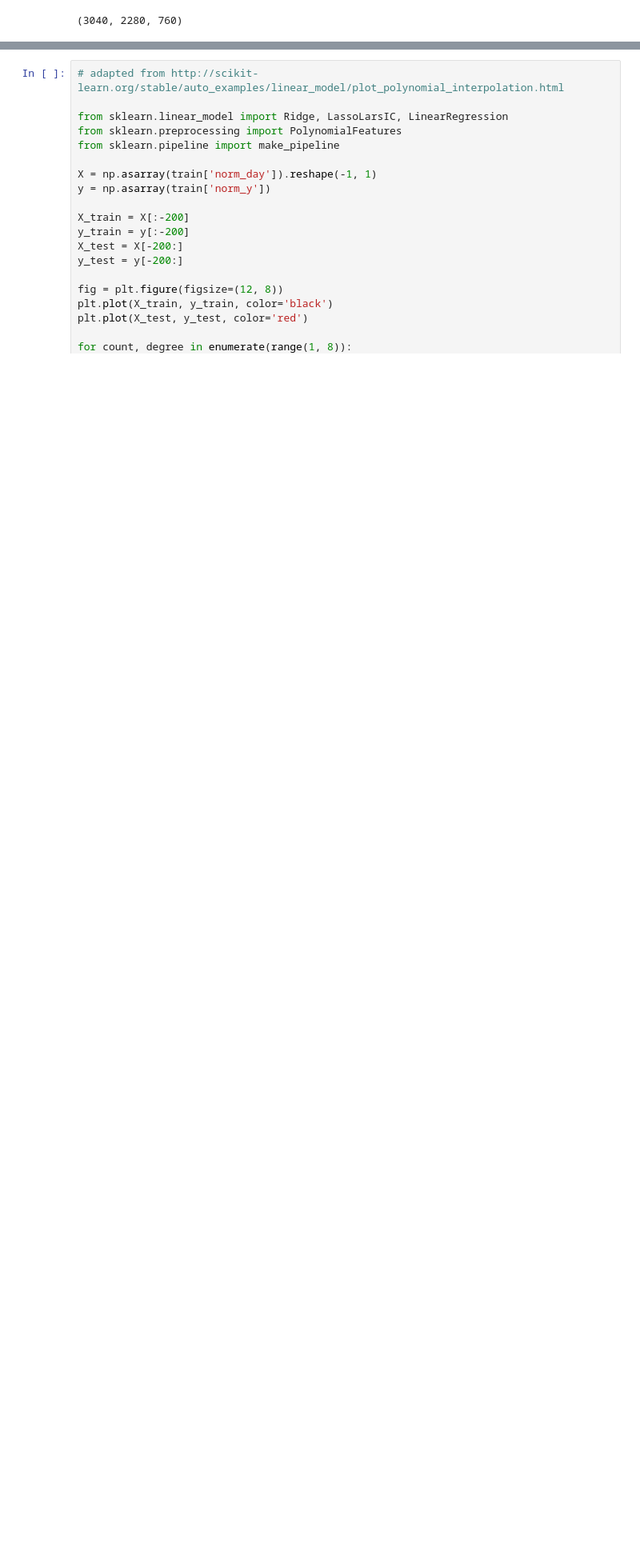
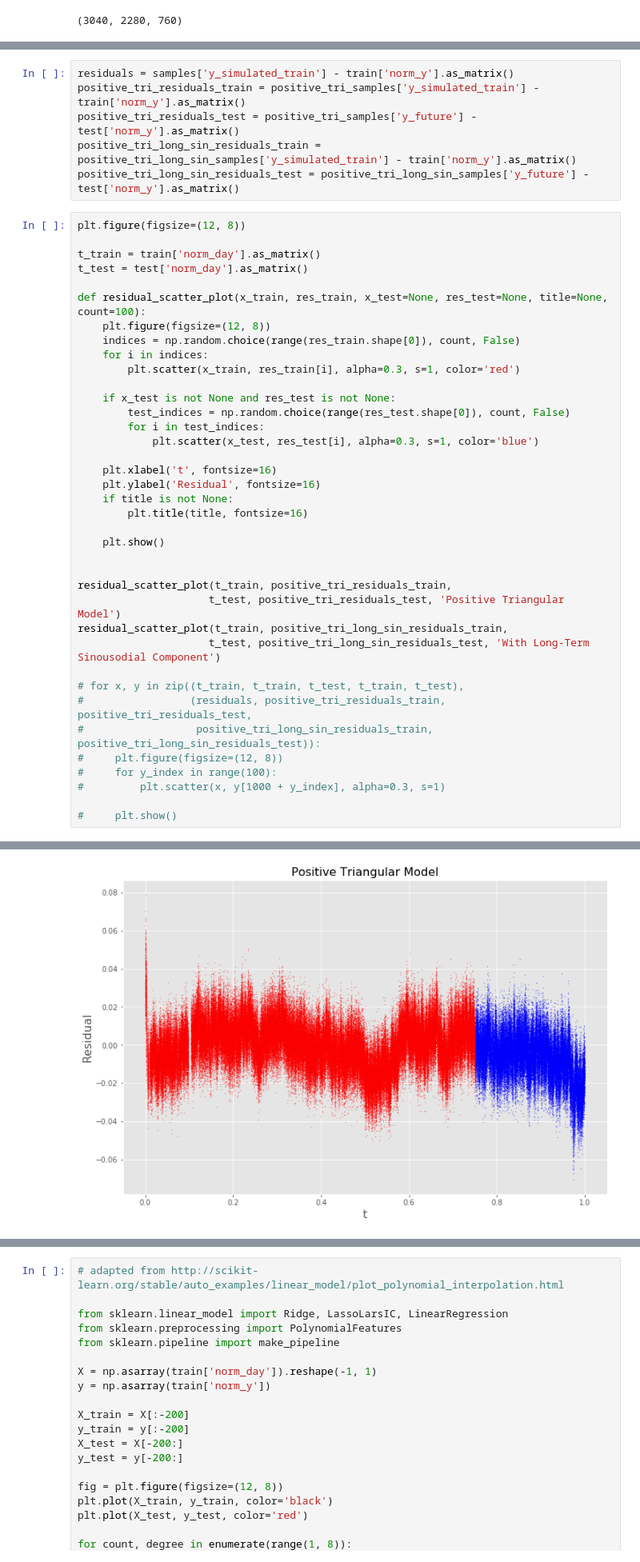
Before and after one commit to guydav/minerva, a Jupyter notebook: notebooks/CS146/0.X Final Project (Playground).ipynb, the cells around one changed output, grey strips where cells are left out. Shown at 80% size. Saved outputs shown, nothing was run; the diff lists cells and outputs as text; blank space fills up the shorter version.

```diff
--- a/notebooks/CS146/0.X Final Project (Playground).ipynb
+++ b/notebooks/CS146/0.X Final Project (Playground).ipynb
@@ -209,0 +209,45 @@ plt.show()
+# %%
+residuals = samples['y_simulated_train'] - train['norm_y'].as_matrix()
+positive_tri_residuals_train = positive_tri_samples['y_simulated_train'] - train['norm_y'].as_matrix()
+positive_tri_residuals_test = positive_tri_samples['y_future'] - test['norm_y'].as_matrix()
+positive_tri_long_sin_residuals_train = positive_tri_long_sin_samples['y_simulated_train'] - train['norm_y'].as_matrix()
+positive_tri_long_sin_residuals_test = positive_tri_long_sin_samples['y_future'] - test['norm_y'].as_matrix()
+# %%
+plt.figure(figsize=(12, 8))
+
+t_train = train['norm_day'].as_matrix()
+t_test = test['norm_day'].as_matrix()
+
+def residual_scatter_plot(x_train, res_train, x_test=None, res_test=None, title=None, count=100):
+    plt.figure(figsize=(12, 8))
+    indices = np.random.choice(range(res_train.shape[0]), count, False)
+    for i in indices:
+        plt.scatter(x_train, res_train[i], alpha=0.3, s=1, color='red')
+
+    if x_test is not None and res_test is not None:
+        test_indices = np.random.choice(range(res_test.shape[0]), count, False)
+        for i in test_indices:
+            plt.scatter(x_test, res_test[i], alpha=0.3, s=1, color='blue')
+
+    plt.xlabel('t', fontsize=16)
+    plt.ylabel('Residual', fontsize=16)
+    if title is not None:
+        plt.title(title, fontsize=16)
+
+    plt.show()
+
+
+residual_scatter_plot(t_train, positive_tri_residuals_train,
+                     t_test, positive_tri_residuals_test, 'Positive Triangular Model')
+residual_scatter_plot(t_train, positive_tri_long_sin_residuals_train,
+                     t_test, positive_tri_long_sin_residuals_test, 'With Long-Term Sinousodial Component')
+
+# for x, y in zip((t_train, t_train, t_test, t_train, t_test),
+#                 (residuals, positive_tri_residuals_train, positive_tri_residuals_test,
+#                  positive_tri_long_sin_residuals_train, positive_tri_long_sin_residuals_test)):
+#     plt.figure(figsize=(12, 8))
+#     for y_index in range(100):
+#         plt.scatter(x, y[1000 + y_index], alpha=0.3, s=1)
+
+#     plt.show()
+# %% [output]
@@ -209,0 +255 @@ plt.show()
+[figure, added]
```
Also changed, not shown: parts of 26 cells of this notebook, 5 other files.
